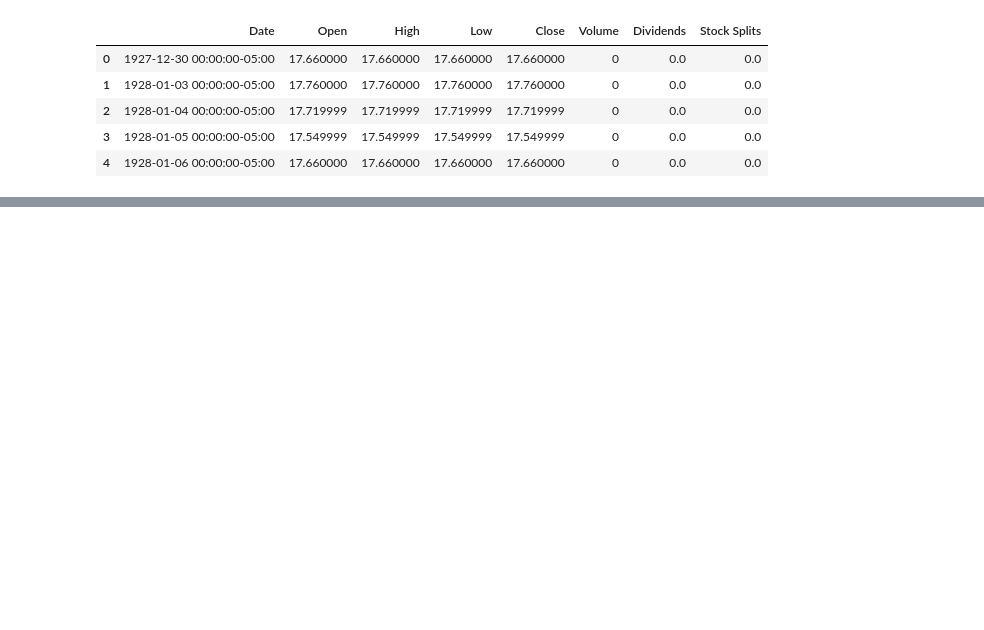
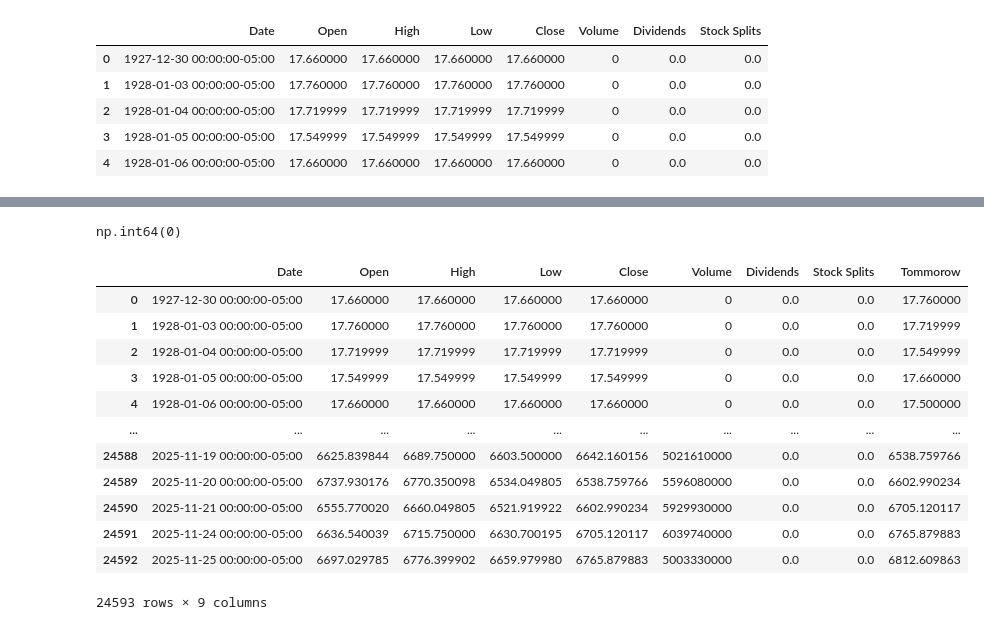
Before and after one commit to GURU2379108/ML_projects, a Jupyter notebook: stock market using Linear/Model_1.ipynb, the cells around one changed output, grey strips where cells are left out. Saved outputs shown, nothing was run; the diff lists cells and outputs as text; code cells hidden in the pictures; blank space fills up the shorter version.

```diff
--- a/stock market using Linear/Model_1.ipynb
+++ b/stock market using Linear/Model_1.ipynb
@@ -35,2 +24,0 @@ dtype: int64
-# %%
-df['Target'] = df['Close'].shift(-1)
@@ -102,0 +55,20 @@ Text(0, 0.5, 'Predicted Prices')
+# %%
+df.duplicated().sum()
+# %% [output]
+np.int64(0)
+# %%
+df.dropna()
+# %% [output]
+|  | Date | Open | High | Low | Close | Volume | Dividends | Stock Splits | Tommorow |
+| 0 | 1927-12-30 00:00:00-05:00 | 17.660000 | 17.660000 | 17.660000 | 17.660000 | 0 | 0.0 | 0.0 | 17.760000 |
+| 1 | 1928-01-03 00:00:00-05:00 | 17.760000 | 17.760000 | 17.760000 | 17.760000 | 0 | 0.0 | 0.0 | 17.719999 |
+| 2 | 1928-01-04 00:00:00-05:00 | 17.719999 | 17.719999 | 17.719999 | 17.719999 | 0 | 0.0 | 0.0 | 17.549999 |
+| 3 | 1928-01-05 00:00:00-05:00 | 17.549999 | 17.549999 | 17.549999 | 17.549999 | 0 | 0.0 | 0.0 | 17.660000 |
+| 4 | 1928-01-06 00:00:00-05:00 | 17.660000 | 17.660000 | 17.660000 | 17.660000 | 0 | 0.0 | 0.0 | 17.500000 |
+| ... | ... | ... | ... | ... | ... | ... | ... | ... | ... |
+| 24588 | 2025-11-19 00:00:00-05:00 | 6625.839844 | 6689.750000 | 6603.500000 | 6642.160156 | 5021610000 | 0.0 | 0.0 | 6538.759766 |
+| 24589 | 2025-11-20 00:00:00-05:00 | 6737.930176 | 6770.350098 | 6534.049805 | 6538.759766 | 5596080000 | 0.0 | 0.0 | 6602.990234 |
+| 24590 | 2025-11-21 00:00:00-05:00 | 6555.770020 | 6660.049805 | 6521.919922 | 6602.990234 | 5929930000 | 0.0 | 0.0 | 6705.120117 |
+| 24591 | 2025-11-24 00:00:00-05:00 | 6636.540039 | 6715.750000 | 6630.700195 | 6705.120117 | 6039740000 | 0.0 | 0.0 | 6765.879883 |
+| 24592 | 2025-11-25 00:00:00-05:00 | 6697.029785 | 6776.399902 | 6659.979980 | 6765.879883 | 5003330000 | 0.0 | 0.0 | 6812.609863 |
+24593 rows × 9 columns
```
Also changed, not shown: parts of 39 cells of this notebook, 2 other files.
